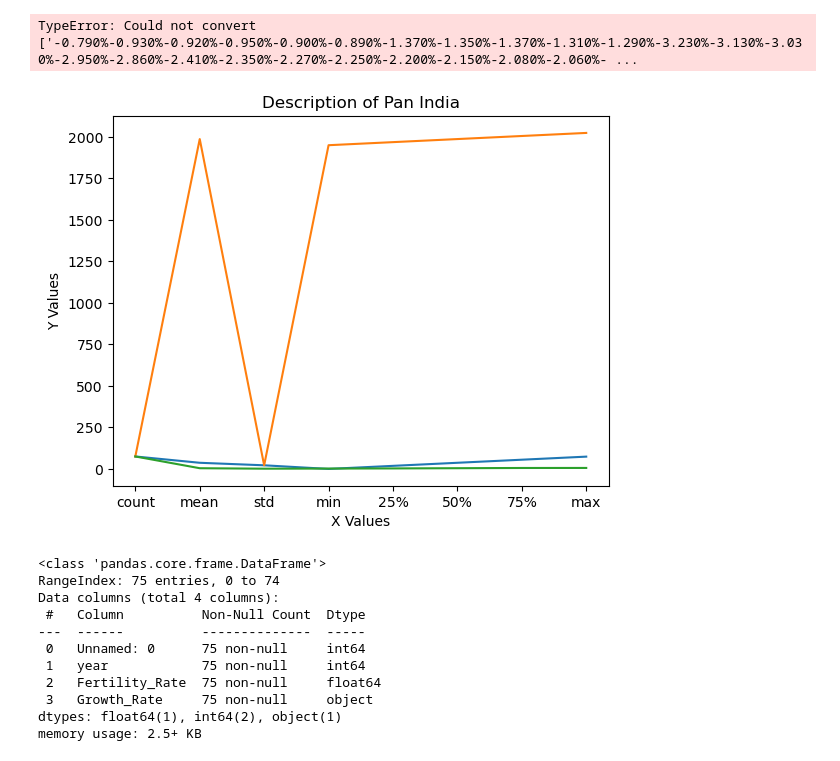
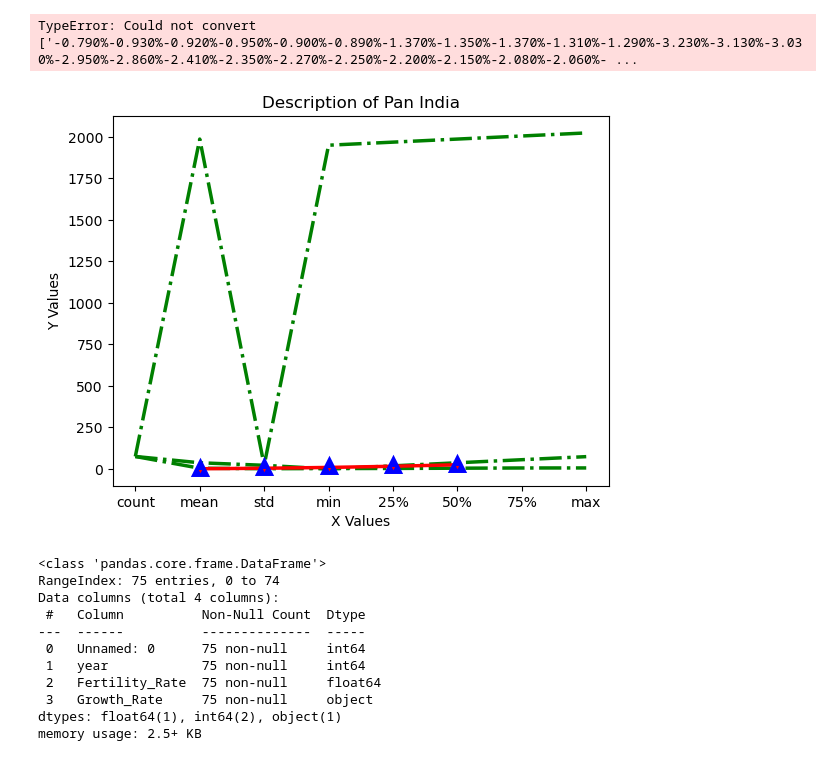
Before and after one commit to lakshitha2009/Data-Science, a Jupyter notebook: Panindia.ipynb, the cells around one changed output. Drawn from its saved outputs; the diff is of its cells as text; code cells hidden in the pictures.

```diff
--- a/Panindia.ipynb
+++ b/Panindia.ipynb
@@ -163,11 +163,12 @@ TypeError: Could not convert ['-0.790%-0.930%-0.920%-0.950%-0.900%-0.890%-1.370%
 # %%
 plt.xlabel('X Values')
 plt.ylabel('Y Values')
 plt.title('Description of Pan India')
-plt.plot(df.describe())
+plt.plot(df.describe(),color = 'green',lw=2.5,ls = '-.')
+plt.plot([1,2,3,4,5], [1,4,9,16, 25], color = 'red', lw = 2.5, marker = '^', mec = 'blue', mew = 5)
 plt.show()
 # %% [output]
-[figure, old version]
+[figure, new version]
 # %%
 plt.plot(df.info())
 plt.show()
```
Also changed, not shown: parts of 27 cells of this notebook.
